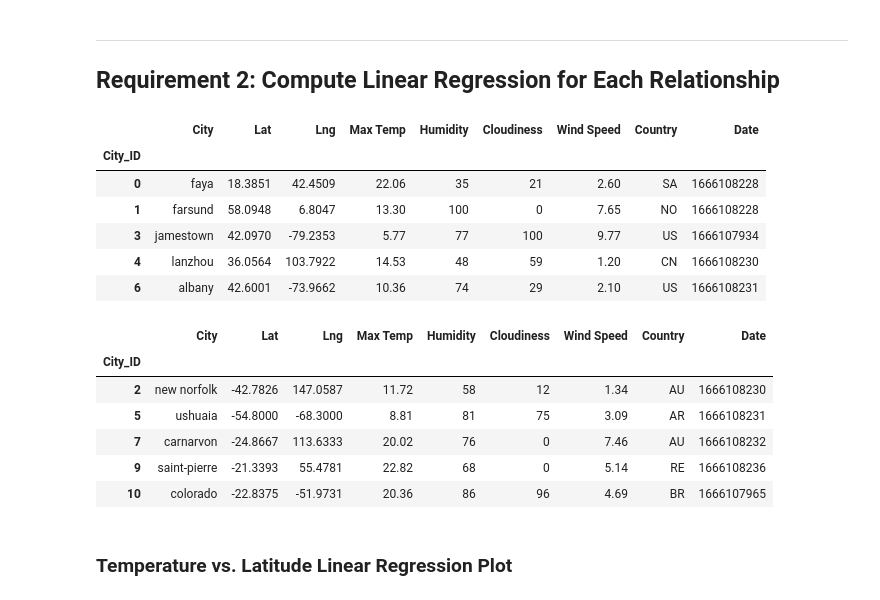
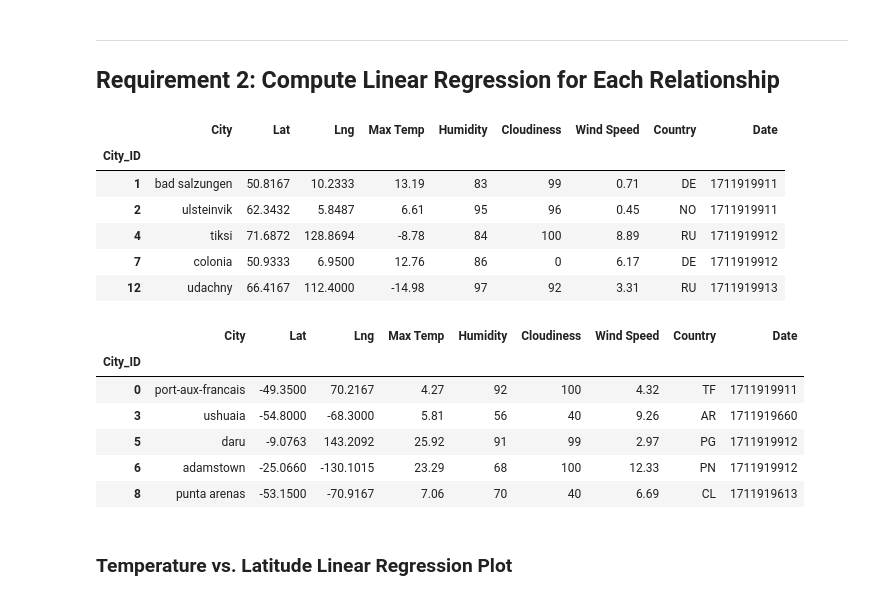
Before and after one commit to Starkilled1/python-api-challenge, a Jupyter notebook: WeatherPy/WeatherPy.ipynb, the cells around one changed output. Drawn from its saved outputs; the diff is of its cells as text; code cells hidden in the pictures.

```diff
--- a/WeatherPy/WeatherPy.ipynb
+++ b/WeatherPy/WeatherPy.ipynb
@@ -301,30 +325,29 @@ plt.show()
 # %%
 # Create a DataFrame with the Northern Hemisphere data (Latitude >= 0)
-# YOUR CODE HERE
-
+northern_hemi_df = city_data_df[city_data_df['Lat'] >= 0]
 # Display sample data
 northern_hemi_df.head()
 # %% [output]
 |  | City | Lat | Lng | Max Temp | Humidity | Cloudiness | Wind Speed | Country | Date |
 | City_ID |  |  |  |  |  |  |  |  |  |
-| 0 | faya | 18.3851 | 42.4509 | 22.06 | 35 | 21 | 2.60 | SA | 1666108228 |
-| 1 | farsund | 58.0948 | 6.8047 | 13.30 | 100 | 0 | 7.65 | NO | 1666108228 |
-| 3 | jamestown | 42.0970 | -79.2353 | 5.77 | 77 | 100 | 9.77 | US | 1666107934 |
-| 4 | lanzhou | 36.0564 | 103.7922 | 14.53 | 48 | 59 | 1.20 | CN | 1666108230 |
-| 6 | albany | 42.6001 | -73.9662 | 10.36 | 74 | 29 | 2.10 | US | 1666108231 |
+| 1 | bad salzungen | 50.8167 | 10.2333 | 13.19 | 83 | 99 | 0.71 | DE | 1711919911 |
+| 2 | ulsteinvik | 62.3432 | 5.8487 | 6.61 | 95 | 96 | 0.45 | NO | 1711919911 |
+| 4 | tiksi | 71.6872 | 128.8694 | -8.78 | 84 | 100 | 8.89 | RU | 1711919912 |
+| 7 | colonia | 50.9333 | 6.9500 | 12.76 | 86 | 0 | 6.17 | DE | 1711919912 |
+| 12 | udachny | 66.4167 | 112.4000 | -14.98 | 97 | 92 | 3.31 | RU | 1711919913 |
 # %%
 # Create a DataFrame with the Southern Hemisphere data (Latitude < 0)
 # YOUR CODE HERE
-
+southern_hemi_df = city_data_df[city_data_df['Lat'] < 0]
 # Display sample data
 southern_hemi_df.head()
 # %% [output]
 |  | City | Lat | Lng | Max Temp | Humidity | Cloudiness | Wind Speed | Country | Date |
 | City_ID |  |  |  |  |  |  |  |  |  |
-| 2 | new norfolk | -42.7826 | 147.0587 | 11.72 | 58 | 12 | 1.34 | AU | 1666108230 |
-| 5 | ushuaia | -54.8000 | -68.3000 | 8.81 | 81 | 75 | 3.09 | AR | 1666108231 |
-| 7 | carnarvon | -24.8667 | 113.6333 | 20.02 | 76 | 0 | 7.46 | AU | 1666108232 |
-| 9 | saint-pierre | -21.3393 | 55.4781 | 22.82 | 68 | 0 | 5.14 | RE | 1666108236 |
-| 10 | colorado | -22.8375 | -51.9731 | 20.36 | 86 | 96 | 4.69 | BR | 1666107965 |
+| 0 | port-aux-francais | -49.3500 | 70.2167 | 4.27 | 92 | 100 | 4.32 | TF | 1711919911 |
+| 3 | ushuaia | -54.8000 | -68.3000 | 5.81 | 56 | 40 | 9.26 | AR | 1711919660 |
+| 5 | daru | -9.0763 | 143.2092 | 25.92 | 91 | 99 | 2.97 | PG | 1711919912 |
+| 6 | adamstown | -25.0660 | -130.1015 | 23.29 | 68 | 100 | 12.33 | PN | 1711919912 |
+| 8 | punta arenas | -53.1500 | -70.9167 | 7.06 | 70 | 40 | 6.69 | CL | 1711919613 |
 # %% [markdown]
 ###  Temperature vs. Latitude Linear Regression Plot
```
Also changed, not shown: parts of 20 cells of this notebook, 2 other files.
